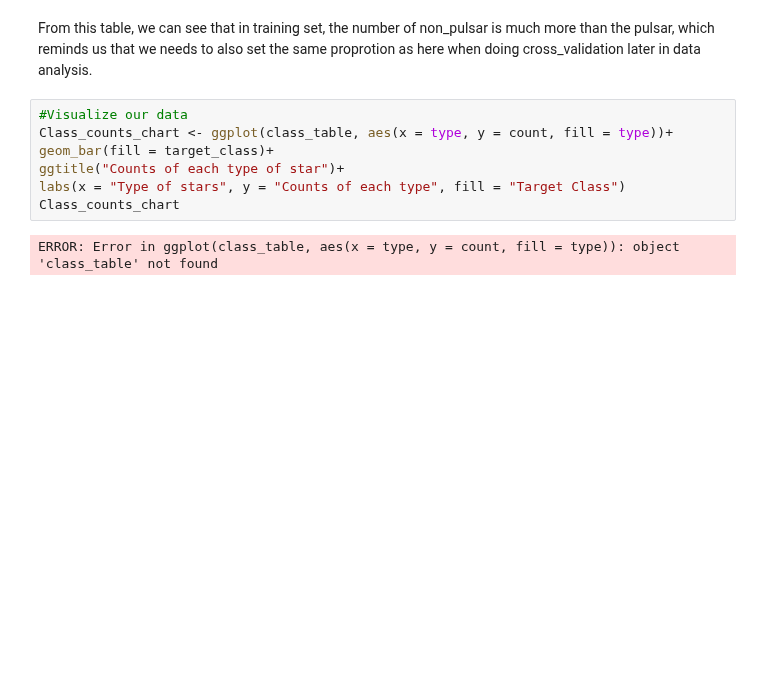
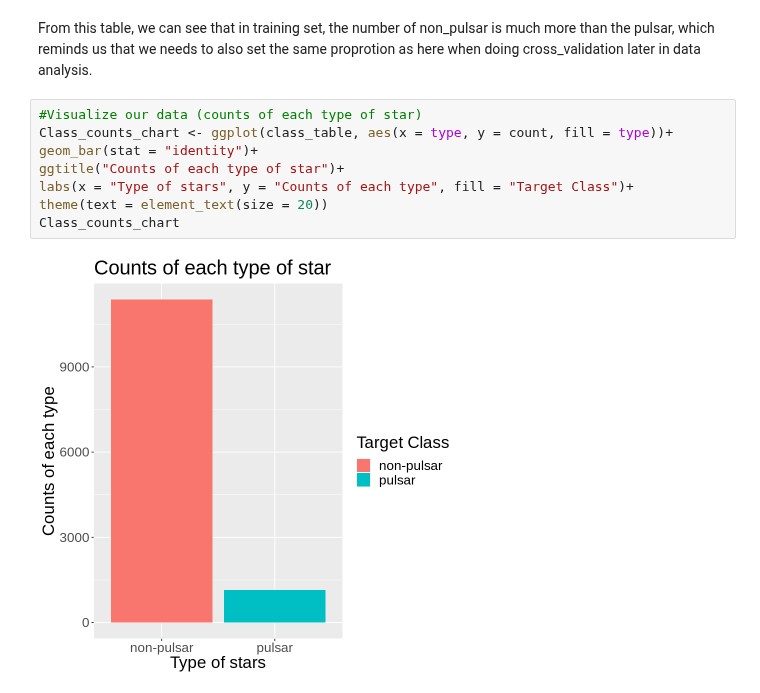
Before and after one commit to ScottCY/Group-_Project, a Jupyter notebook: proposal.ipynb, the cells around one changed output. Drawn from its saved outputs; the diff is of its cells as text; blank space fills up the shorter version.

```diff
--- a/proposal.ipynb
+++ b/proposal.ipynb
@@ -181,11 +186,12 @@ ERROR: Error in group_by(pulsar_train_tidy, target_class): object 'pulsar_train_
 # %% [markdown]
 From this table, we can see that in training set, the number of non_pulsar is much more than the pulsar, which reminds us that we needs to also set the same proprotion as here when doing cross_validation later in data analysis.
 # %%
-#Visualize our data
+#Visualize our data (counts of each type of star)
 Class_counts_chart <- ggplot(class_table, aes(x = type, y = count, fill = type))+
-geom_bar(fill = target_class)+
+geom_bar(stat = "identity")+
 ggtitle("Counts of each type of star")+
-labs(x = "Type of stars", y = "Counts of each type", fill = "Target Class")
+labs(x = "Type of stars", y = "Counts of each type", fill = "Target Class")+
+theme(text = element_text(size = 20))
 Class_counts_chart
 # %% [output]
-ERROR: Error in ggplot(class_table, aes(x = type, y = count, fill = type)): object 'class_table' not found
+[figure, added]
```
Also changed, not shown: parts of 3 cells of this notebook.
